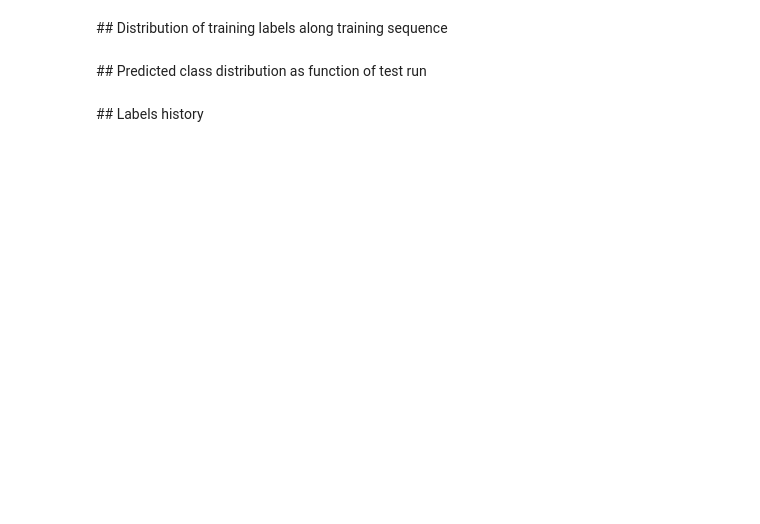
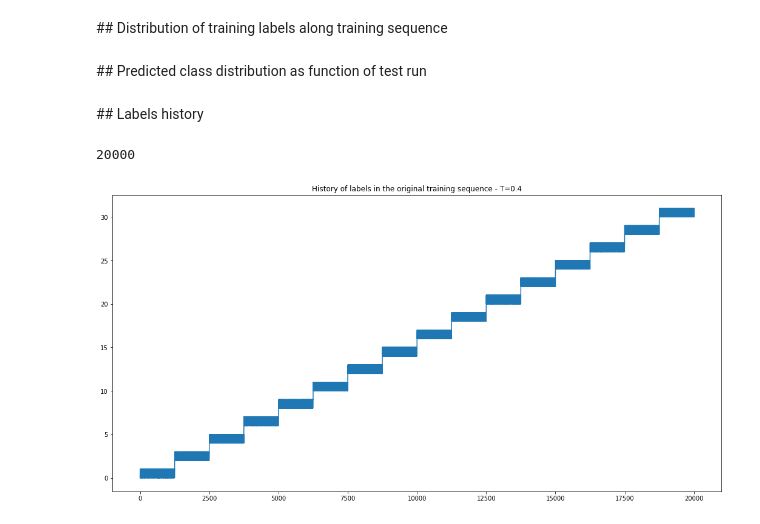
Before and after one commit to Brossollet-Antonin/Ultrametric-benchmark, a Jupyter notebook: notebooks/data_analysis.ipynb, the cells around one changed output. Cells and saved outputs as stored; diff of their text form; code cells hidden in the pictures; blank space fills up the shorter version.

```diff
--- a/notebooks/data_analysis.ipynb
+++ b/notebooks/data_analysis.ipynb
@@ -13,9 +13,9 @@ from result_loader import ResultSet_Cube
 # %%
 dataset = 'artificial_32'
-nnarchi = 'FCL6'
-seq_length = 200000
+nnarchi = 'FCL20'
+seq_length = 20000
 n_batches = 10
-seq_genr_type = 'temporal_correlation'
+seq_genr_type = 'twofold_split'
 
 # Foar artificial ultrametric dataset only
 linear_ratio_for_artificial_seq = 8
@@ -157,3 +316,3 @@ datapaths[(dataset, nnarchi, seq_genr_type, 'ratio_'+str(linear_ratio_for_artifi
 # %%
-rs = ResultSet_Cube(dataroot, datapaths[(dataset, nnarchi, seq_genr_type, 'ratio_'+str(linear_ratio_for_artificial_seq))])
+rs = ResultSet(dataroot, datapaths[(dataset, nnarchi, seq_genr_type, 'ratio_'+str(linear_ratio_for_artificial_seq))])
 rs.load_analytics()
@@ -483,11 +639,17 @@ plot_class_distribution((0.65, 100))
 plot_class_distribution((0.65, 1000))
 # %% [markdown]
 ## Labels history
+# %%
+len(rs.train_labels_orig[(0.4, 100)][0])
+# %% [output]
+20000
 # %%
-lbls_fig = plt.figure(figsize=(18,9*3))
+lbls_fig = plt.figure(figsize=(18,9))
 
-for param_id, params in enumerate([(0.15, 1000), (0.4, 1000), (0.65, 1000)]):
-    lbls_ax = plt.subplot(3,1,1+param_id)
-    lbls_ax.plot(rs.train_labels_orig[params])
+for param_id, params in enumerate([(0.4, 100)]):
+    lbls_ax = plt.subplot(1,1,1+param_id)
+    lbls_ax.plot(rs.train_labels_orig[params][0])
     ttl = 'History of labels in the original training sequence - T='+str(params[0])
     plt.title(ttl)
+# %% [output]
+[figure, added]
```
Also changed, not shown: parts of 8 cells of this notebook, 5 other files.
